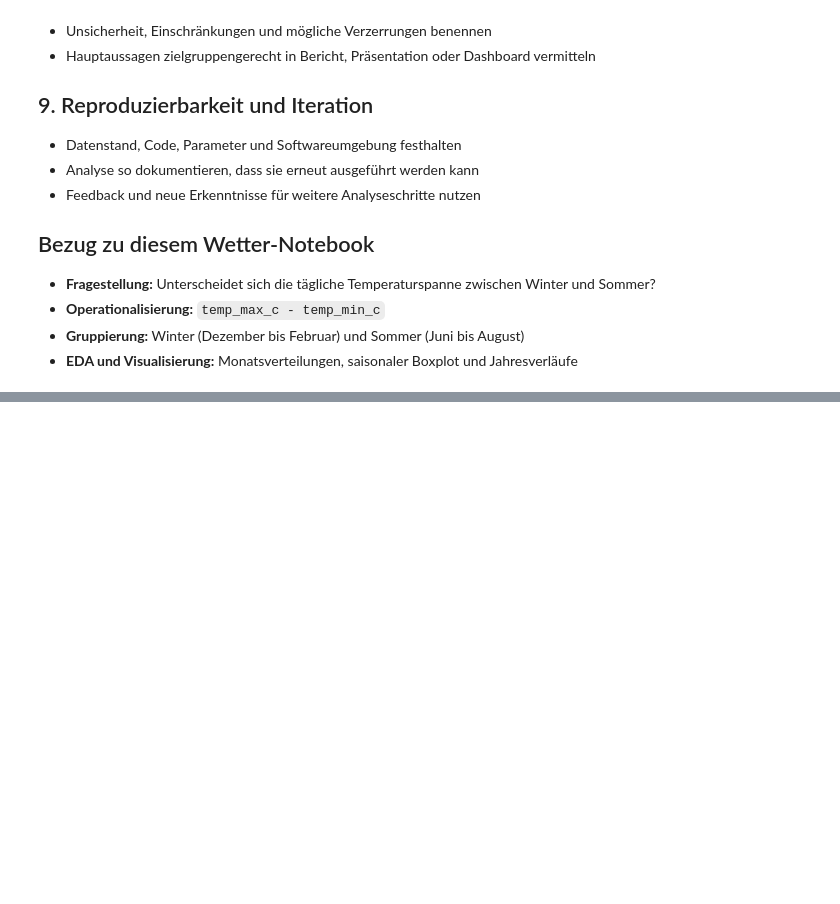
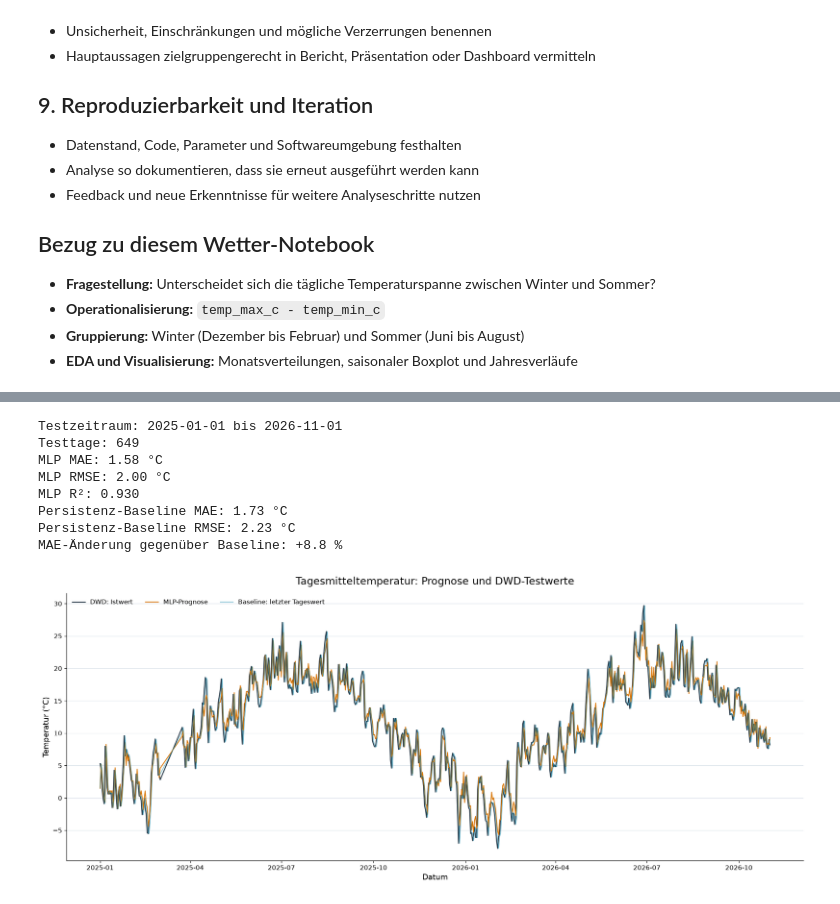
Before and after one commit to cd-LM/20261102-VL3-, a Jupyter notebook: DWD_Wetterdaten_Berlin_2020_bis_heute.ipynb, the cells around one changed output, grey strips where cells are left out. Saved outputs shown, nothing was run; the diff lists cells and outputs as text; code cells hidden in the pictures; blank space fills up the shorter version.

Commit message:
Beispiel 4 Prognose Tagsdurchschnittstemperatur (KI - Neuronales Netz)

```diff
--- a/DWD_Wetterdaten_Berlin_2020_bis_heute.ipynb
+++ b/DWD_Wetterdaten_Berlin_2020_bis_heute.ipynb
@@ -322,0 +502,54 @@ Unterschied der Mittelwerte: -53.0 % (Winter gegenüber Sommer)
+# %%
+import matplotlib.pyplot as plt
+from sklearn.metrics import mean_squared_error, r2_score
+
+prognose_test = modell.predict(X_test)
+persistenz_test = X_test[:, 4]
+
+mae_mlp = mean_absolute_error(y_test, prognose_test)
+rmse_mlp = np.sqrt(mean_squared_error(y_test, prognose_test))
+r2_mlp = r2_score(y_test, prognose_test)
+mae_persistenz = mean_absolute_error(y_test, persistenz_test)
+rmse_persistenz = np.sqrt(mean_squared_error(y_test, persistenz_test))
+mae_verbesserung = 100 * (1 - mae_mlp / mae_persistenz)
+
+print(f"Testzeitraum: {termine_test[0]} bis {termine_test[-1]}")
+print(f"Testtage: {len(y_test)}")
+print(f"MLP MAE: {mae_mlp:.2f} °C")
+print(f"MLP RMSE: {rmse_mlp:.2f} °C")
+print(f"MLP R²: {r2_mlp:.3f}")
+print(f"Persistenz-Baseline MAE: {mae_persistenz:.2f} °C")
+print(f"Persistenz-Baseline RMSE: {rmse_persistenz:.2f} °C")
+print(f"MAE-Änderung gegenüber Baseline: {mae_verbesserung:+.1f} %")
+
+fig, ax = plt.subplots(figsize=(17, 7), dpi=120)
+ax.plot(termine_test, y_test, color="#253746", linewidth=1.5, label="DWD: Istwert")
+ax.plot(termine_test, prognose_test, color="#d97706", linewidth=1.4, label="MLP-Prognose")
+ax.plot(
+    termine_test,
+    persistenz_test,
+    color="#168aad",
+    linewidth=1.0,
+    alpha=0.65,
+    label="Baseline: letzter Tageswert",
+)
+ax.set_title("Tagesmitteltemperatur: Prognose und DWD-Testwerte", fontsize=16, pad=14)
+ax.set_xlabel("Datum", fontsize=12)
+ax.set_ylabel("Temperatur (°C)", fontsize=12)
+ax.tick_params(axis="both", labelsize=10)
+ax.grid(axis="y", color="#d9e1e8", linewidth=0.8)
+ax.spines[["top", "right"]].set_visible(False)
+ax.legend(frameon=False, ncols=3)
+fig.tight_layout()
+plt.show()
+plt.close(fig)
+# %% [output]
+Testzeitraum: 2025-01-01 bis 2026-11-01
+Testtage: 649
+MLP MAE: 1.58 °C
+MLP RMSE: 2.00 °C
+MLP R²: 0.930
+Persistenz-Baseline MAE: 1.73 °C
+Persistenz-Baseline RMSE: 2.23 °C
+MAE-Änderung gegenüber Baseline: +8.8 %
+[figure, added]
```
Also changed, not shown: parts of 10 cells of this notebook.
